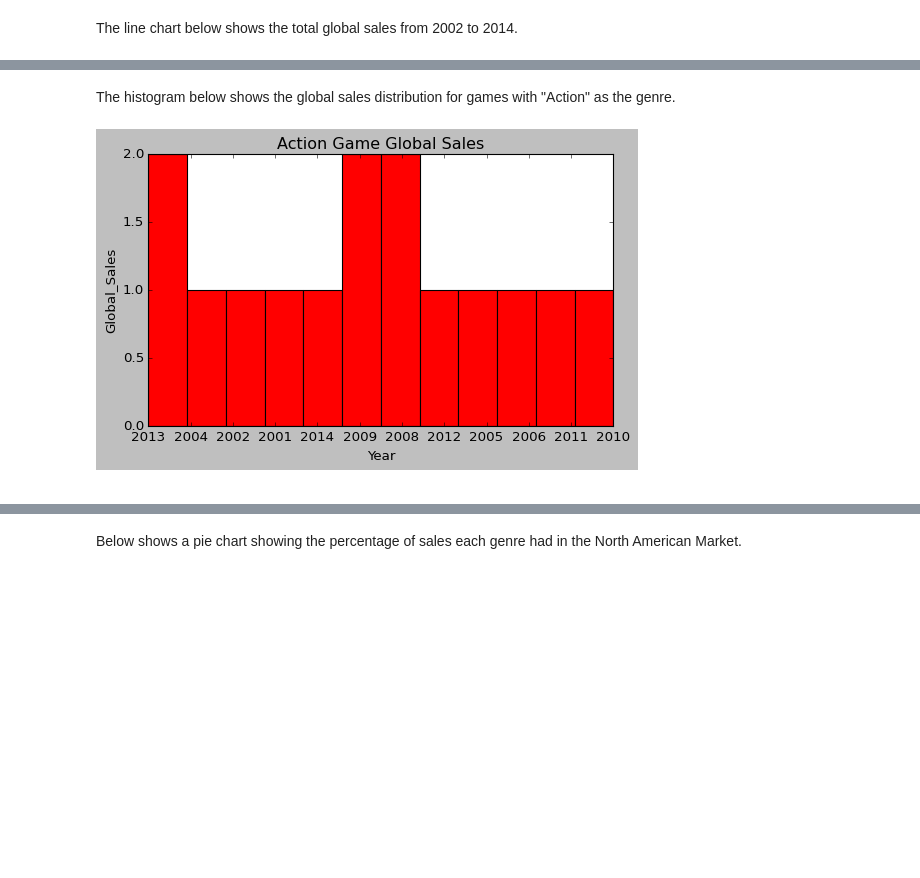
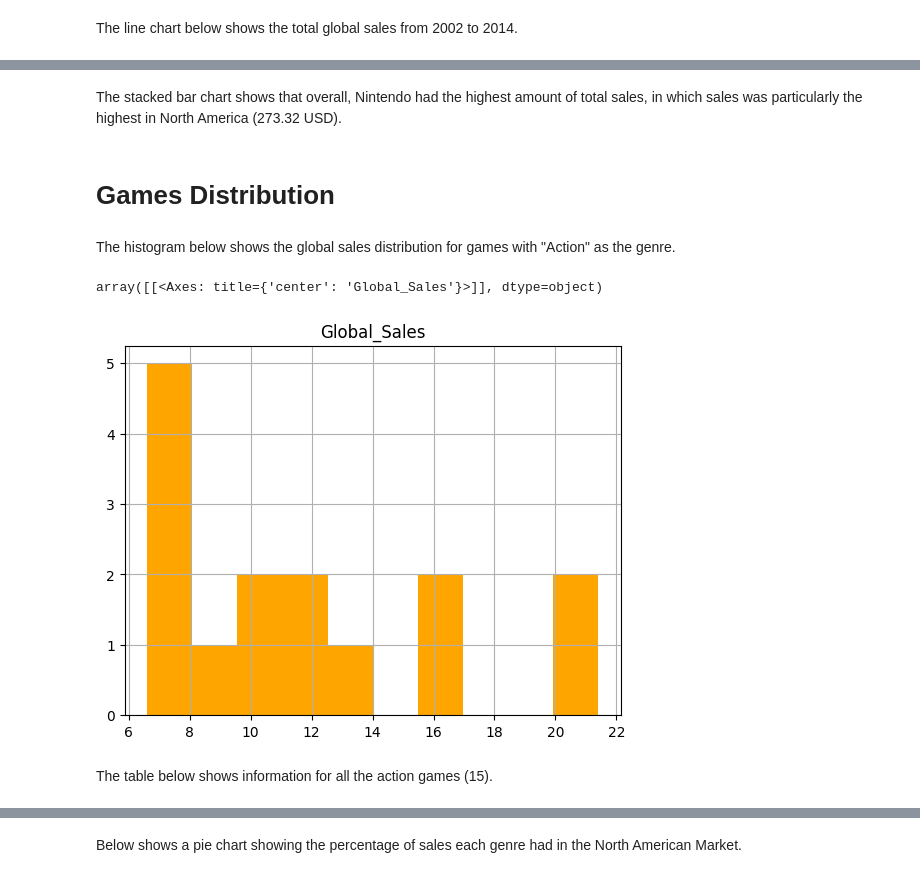
Before and after one commit to koalfred/videogamesales, a Jupyter notebook: Video Game Sales.ipynb, the cells around one changed output, grey strips where cells are left out. Saved outputs shown, nothing was run; the diff lists cells and outputs as text; code cells hidden in the pictures; blank space fills up the shorter version.

```diff
--- a/Video Game Sales.ipynb
+++ b/Video Game Sales.ipynb
@@ -29,30 +124,14 @@ axes.set(xlabel='Year', ylabel='Global Sales', title='Global Sales')
+# %% [markdown]
+The stacked bar chart shows that overall, Nintendo had the highest amount of total sales, in which sales was particularly the highest in North America (273.32 USD).
+# %% [markdown]
+# Games Distribution
 # %% [markdown]
 The histogram below shows the global sales distribution for games with "Action" as the genre.
-# %%
-sales_file = "top100videogamesales.csv"
-plt.figure(figsize=(7.5, 4.25))
-plt.style.use('classic')
-
-with open(sales_file, 'r') as sales_data:
-    sales = list(csv.reader(sales_data))
-
-action_sales = []
-num_bins = 12
-
-# x = [1, 2, 3, 4, 5, 6, 7, 8, 9, 10, 11]
-# labels = [2001, 2002, 2004, 2005, 2006, 2008, 2009, 2010, 2011, 2012, 2013]
-
-for action in range(0, len(sales)-1):
-    if sales[action][4] == 'Action':
-        action_sales.append(sales[action][3])
-
-plt.hist(action_sales, num_bins, facecolor='red')
-plt.title("Action Game Global Sales")
-plt.xlabel('Year')
-plt.ylabel('Global_Sales')
-# plt.xticks(x, labels, rotation=45)
-plt.show()
-# %% [output]
-[figure, removed]
-# %% [markdown]
-<!-- The sales were the highest between 2000 to 2001. -->
+# %%
+action = sales.sort_values(by=['Genre', 'Global_Sales']).head(15)
+action.hist(column='Global_Sales', color='orange')
+# %% [output]
+array([[<Axes: title={'center': 'Global_Sales'}>]], dtype=object)
+[figure, added]
+# %% [markdown]
+The table below shows information for all the action games (15).
```
Also changed, not shown: parts of 43 cells of this notebook.
